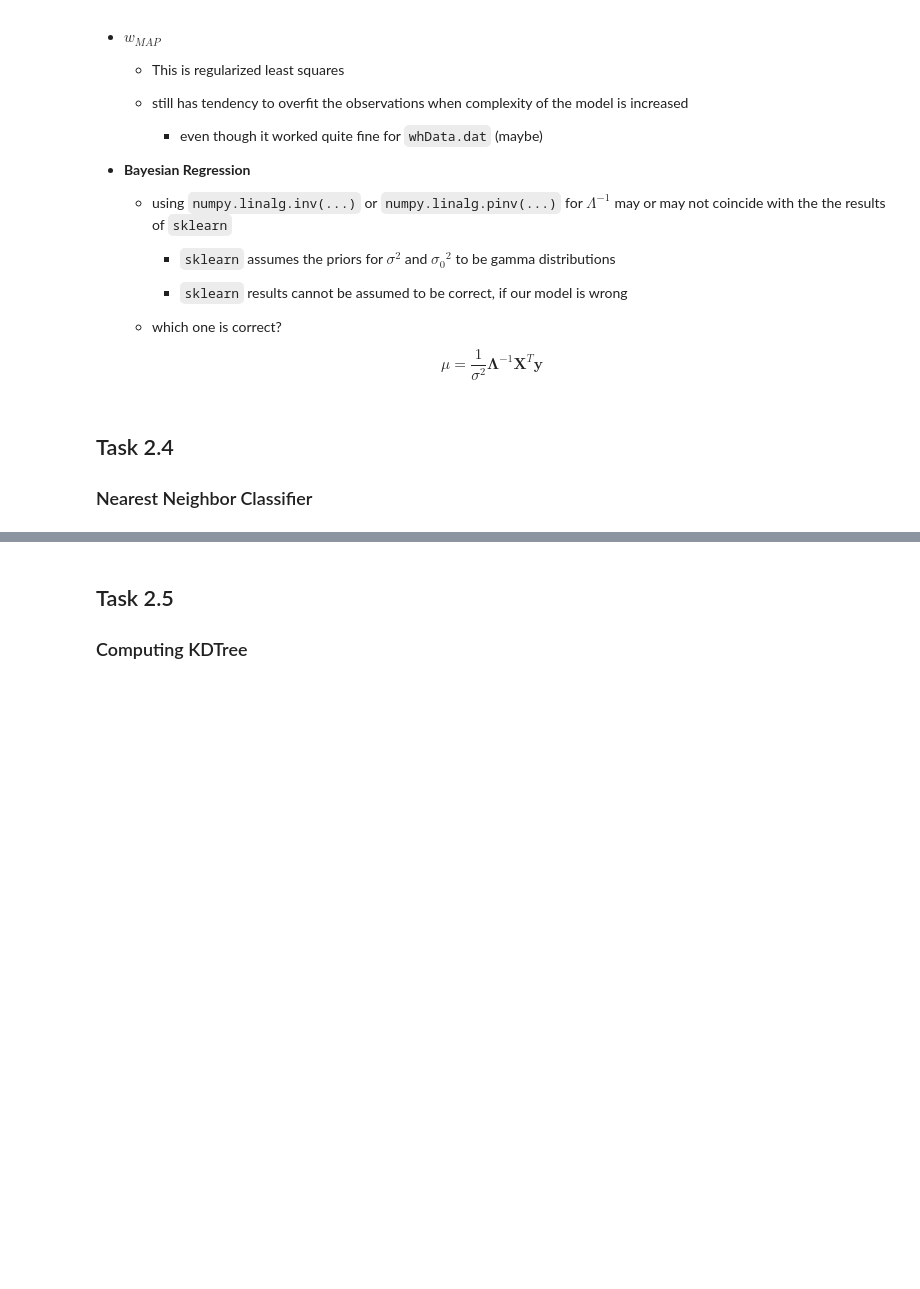
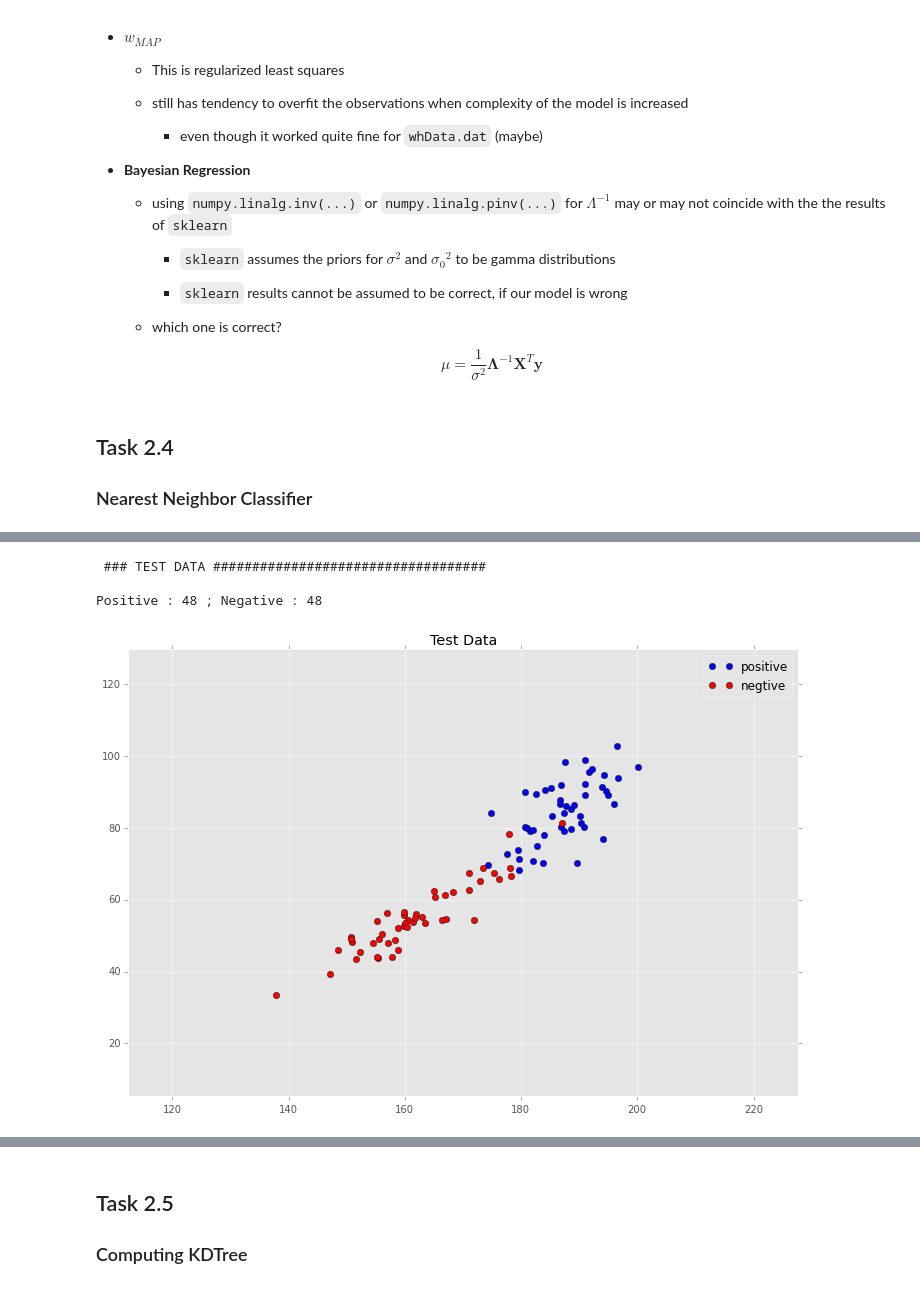
Before and after one commit to motjuste/patt-rex, a Jupyter notebook: project-02-demo.ipynb, the cells around one changed output, grey strips where cells are left out. Saved outputs shown, nothing was run; the diff lists cells and outputs as text; code cells hidden in the pictures; blank space fills up the shorter version.

```diff
--- a/project-02-demo.ipynb
+++ b/project-02-demo.ipynb
@@ -593,0 +649,48 @@ $$ \mu = \frac{1}{\sigma^2} \mathbf{\Lambda}^{-1} \mathbf{X}^T \mathbf{y}$$
+# %%
+def demo_4_read_test():
+    dt = np.dtype([('x', np.float), ('y', np.float), ('lable', np.float)])  # g is byte-string
+
+    data = np.loadtxt('data/data2-test.dat', dtype=dt, comments='#', delimiter=None)
+
+    x_t = np.array([d[0] for d in data])#x
+    y_t = np.array([d[1] for d in data])#y
+    lable_t = np.array([d[2] for d in data])#label
+
+    X_t = np.vstack((x_t, y_t, lable_t))  # data is going to be column-wise
+    X_t.shape
+
+    # split
+    X_t_pos, X_t_neg = pre_rex.split_data(X_t, True, 2, [1.0, -1.0])
+
+    print("\n ### TEST DATA ###################################\n")
+    print("Positive :", X_t_pos.shape[1], "; Negative :", X_t_neg.shape[1])
+
+    return (x_t, y_t, X_t, X_t_pos, X_t_neg)
+
+
+def demo_4_plot_test(x, y, x_t, y_t, X_t, X_t_pos, X_t_neg):
+    # plotting
+    fig = plt.figure(figsize=(12, 8))
+    axs = fig.add_subplot(111)
+
+    # limits for the axes
+    X_t_ = np.vstack((x, y))  # only the measurements; data is col-wise
+    xmin, ymin = X_t_.min(axis=1)
+    xmax, ymax = X_t_.max(axis=1)
+
+    xlim = [xmin-25, xmax+25]  # purely for looks
+    ylim = [ymin-25, ymax+25]
+
+    plt_rex.plot2d(X_t_pos, colwise_data=True, hatch='bo', x_lim=xlim, y_lim=ylim,
+                  show=False, axs=axs, set_aspect_equal=False, plotlabel="positive")
+    plt_rex.plot2d(X_t_neg, colwise_data=True, hatch='ro', x_lim=xlim,
+                   y_lim=ylim, show=False, axs=axs, set_aspect_equal=False,
+                   plotlabel="negtive", title="Test Data")
+# %%
+res_test = demo_4_read_test()
+demo_4_plot_test(res[0], res[1], *res_test)
+# %% [output]
+ ### TEST DATA ###################################
+
+Positive : 48 ; Negative : 48
+[figure, added]
```
Also changed, not shown: parts of 36 cells of this notebook.
